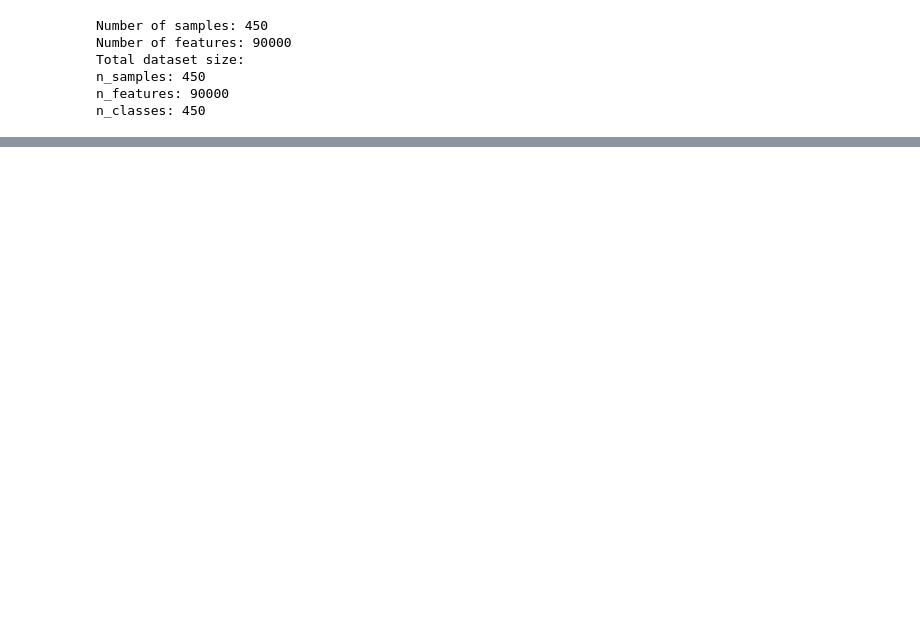
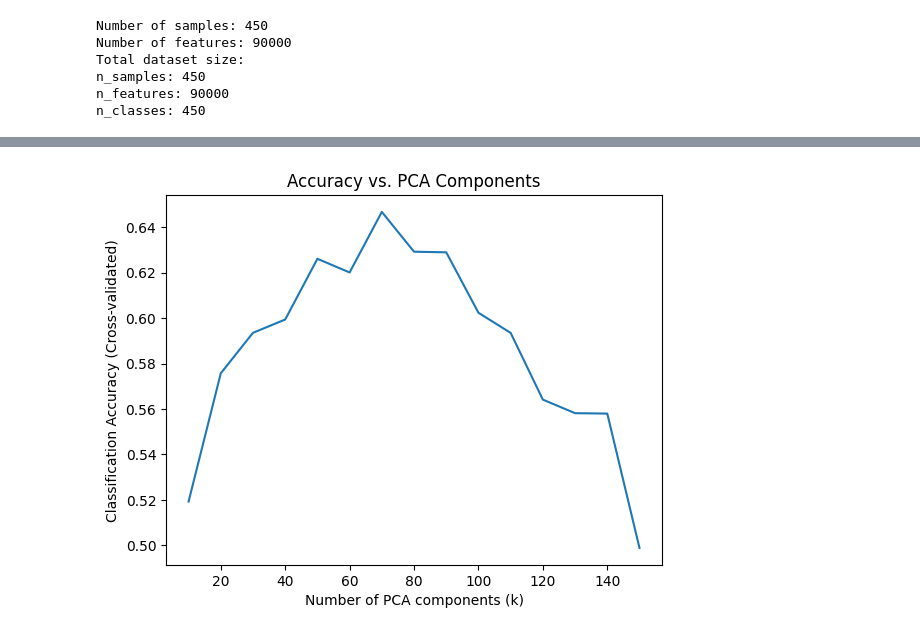
Before and after one commit to ved0104/Face-Recognition-PCA-ANN, a Jupyter notebook: src/main.ipynb, the cells around one changed output, grey strips where cells are left out. Cells and saved outputs as stored; diff of their text form; code cells hidden in the pictures; blank space fills up the shorter version.

```diff
--- a/src/main.ipynb
+++ b/src/main.ipynb
@@ -321,0 +201,16 @@ Accuracy: 68.14814814814815
+# %%
+accuracies = []
+k_values = range(10, 160, 10)
+for k in k_values:
+    pca = PCA(n_components=k, svd_solver='randomized', whiten=True).fit(X_train)
+    X_train_pca = pca.transform(X_train)
+    X_test_pca = pca.transform(X_test)
+    scores = cross_val_score(clf, X_train_pca, y_train, cv=5)  # 5-fold cross-validation
+    accuracies.append(scores.mean())
+
+plt.plot(k_values, accuracies)
+plt.xlabel("Number of PCA components (k)")
+plt.ylabel("Classification Accuracy (Cross-validated)")
+plt.title("Accuracy vs. PCA Components")
+plt.show()
+# %% [output]
@@ -321,0 +234 @@ Accuracy: 68.14814814814815
+[figure, added]
```
Also changed, not shown: parts of 7 cells of this notebook, 4 other files.
